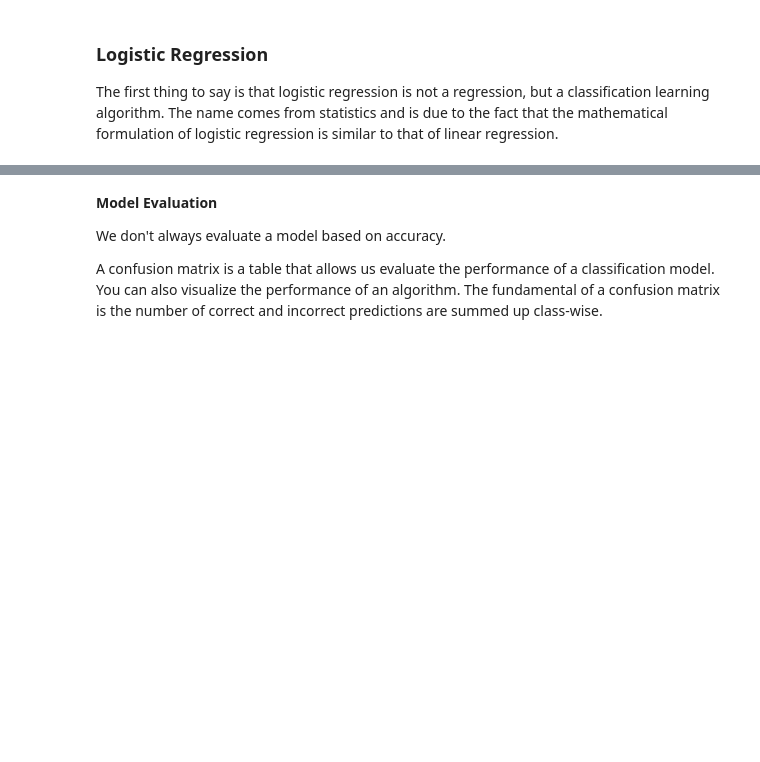
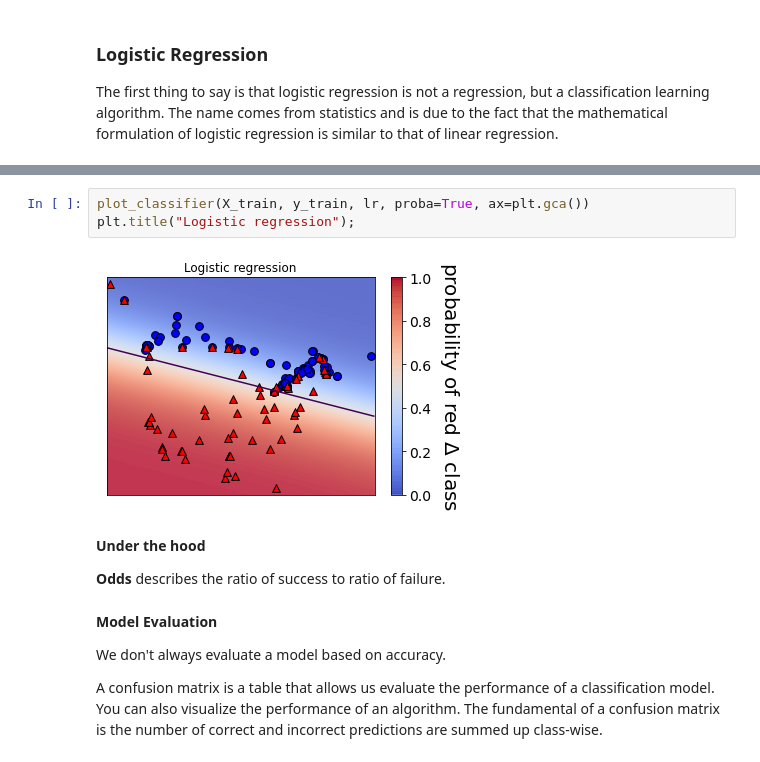
Before and after one commit to sedv8808/LighthouseLabs, a Jupyter notebook: W05D2/W05D2_LogReg.ipynb, the cells around one changed output, grey strips where cells are left out. Drawn from its saved outputs; the diff is of its cells as text; blank space fills up the shorter version.

```diff
--- a/W05D2/W05D2_LogReg.ipynb
+++ b/W05D2/W05D2_LogReg.ipynb
@@ -285,3 +341,12 @@ Most positive words: great, highly, enjoyable, superb, brilliant, buy, 7/10, lov
+# %%
+plot_classifier(X_train, y_train, lr, proba=True, ax=plt.gca())
+plt.title("Logistic regression");
+# %% [output]
+[figure, added]
+# %% [markdown]
+**Under the hood**
+
+**Odds** describes the ratio of success to ratio of failure.
 # %% [markdown]
 **Model Evaluation**
 
```
Also changed, not shown: parts of 140 cells of this notebook, 6 other files.
